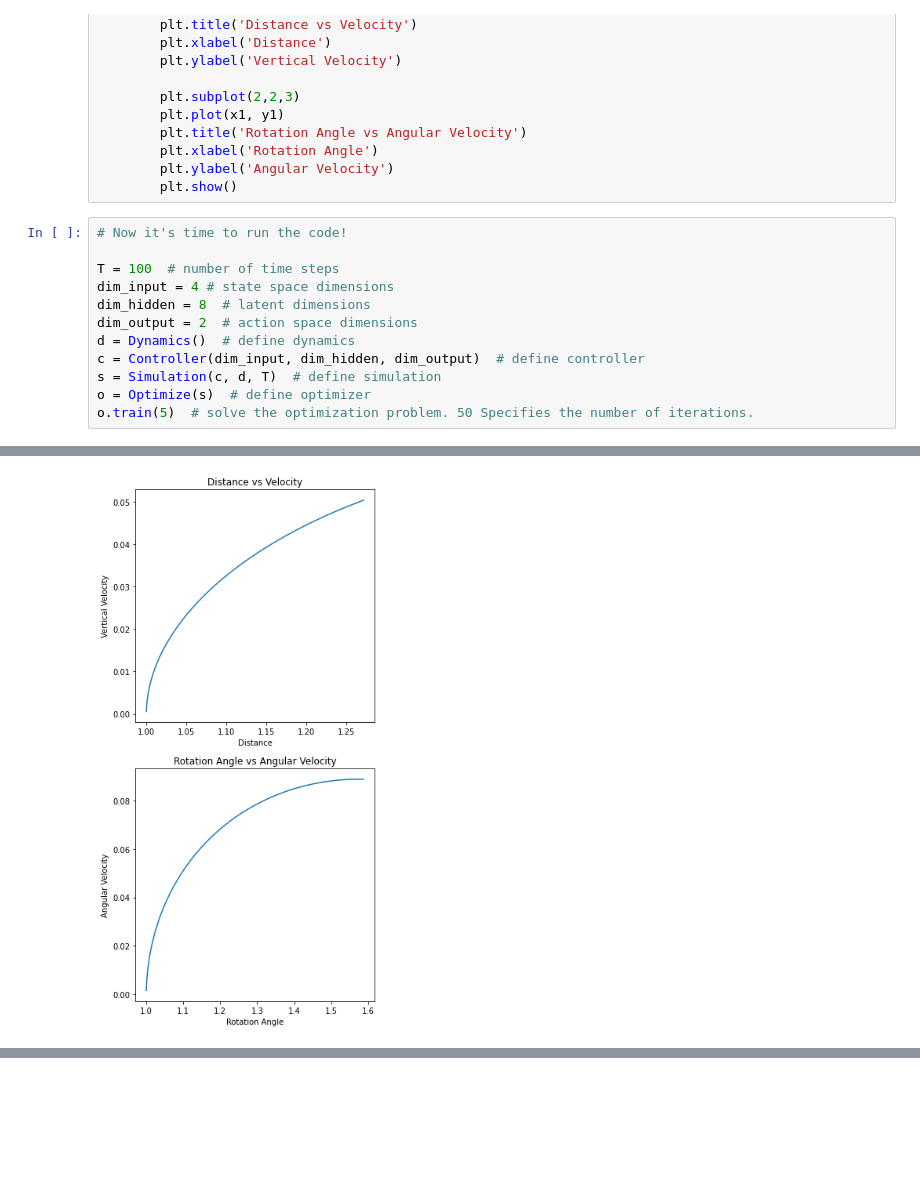
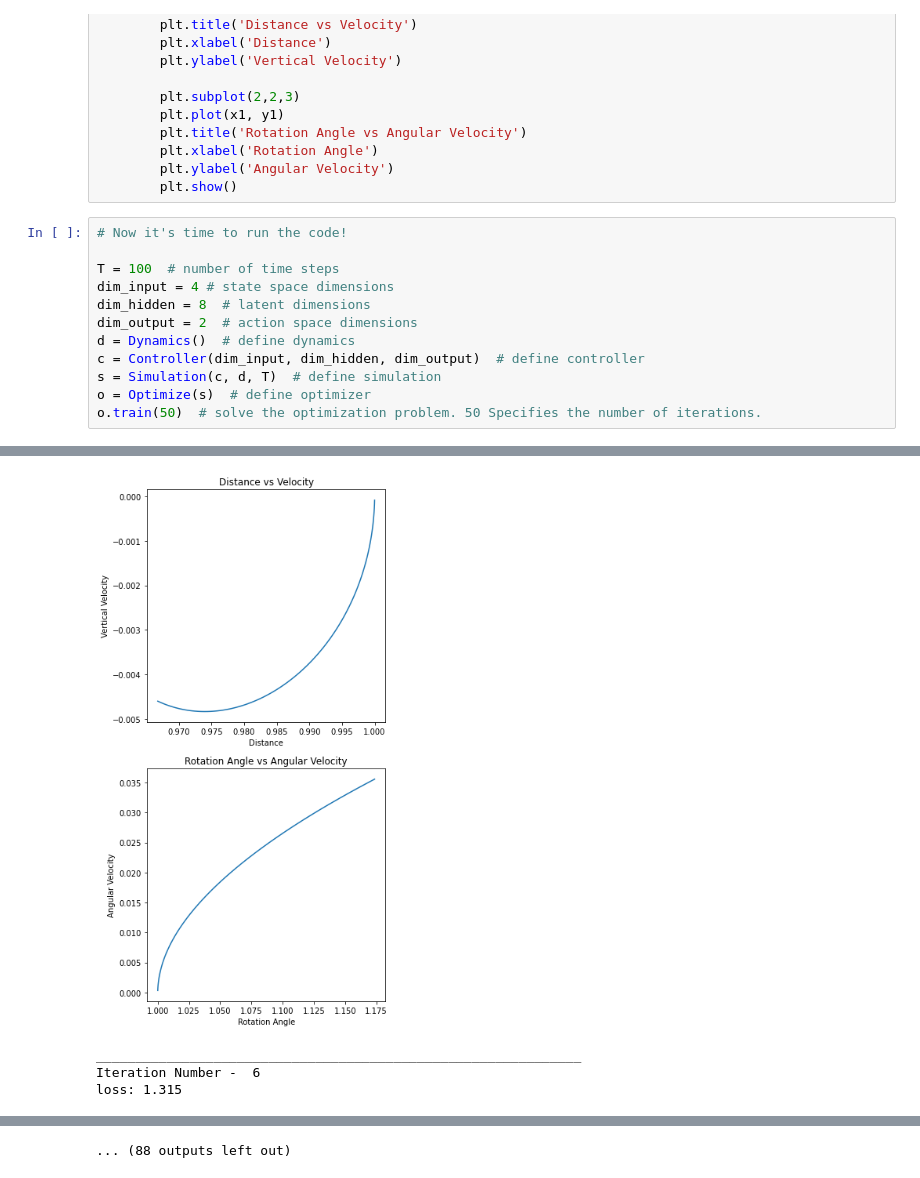
Before and after one commit to Vedant-Mahadik/DesignOptimizationFall2022, a Jupyter notebook: Project01.ipynb, the cells around one changed output, grey strips where cells are left out. Drawn from its saved outputs; the diff is of its cells as text; blank space fills up the shorter version.

```diff
--- a/Project01.ipynb
+++ b/Project01.ipynb
@@ -238,7 +238,7 @@ d = Dynamics()  # define dynamics
 c = Controller(dim_input, dim_hidden, dim_output)  # define controller
 s = Simulation(c, d, T)  # define simulation
 o = Optimize(s)  # define optimizer
-o.train(5)  # solve the optimization problem. 50 Specifies the number of iterations.
+o.train(50)  # solve the optimization problem. 50 Specifies the number of iterations.
 # %% [output]
 ______________________________________________________________
 Iteration Number -  1
@@ -262 +262,4 @@ loss: 4.146
-[figure, old version]
+[figure, new version]
+______________________________________________________________
+Iteration Number -  6
+loss: 1.315
@@ -262,0 +267 @@ loss: 4.146
+... (88 outputs left out)
```
Also changed, not shown: parts of 1 cell of this notebook.
